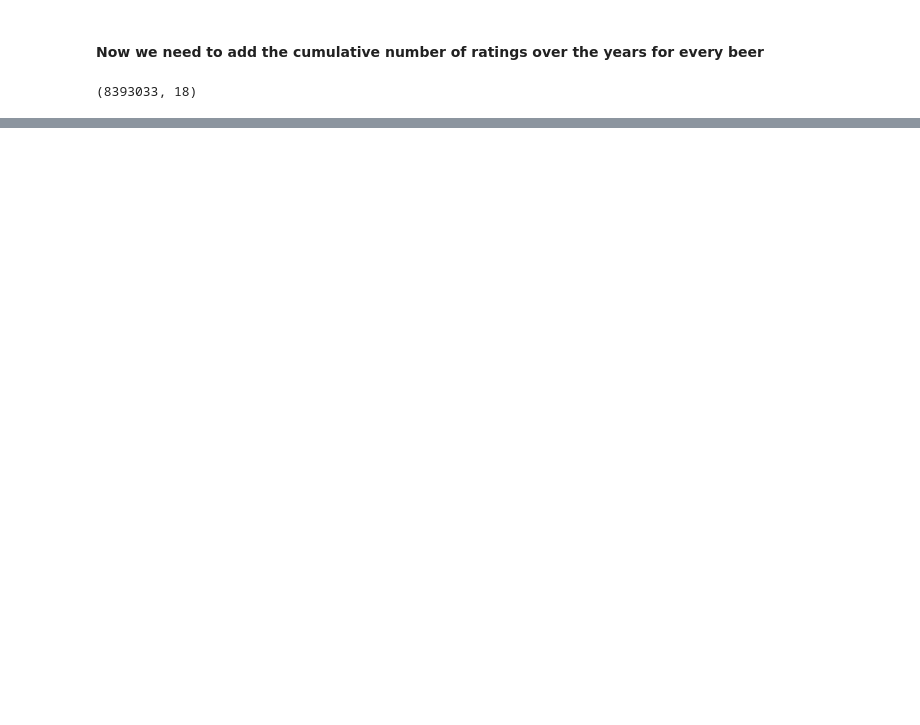
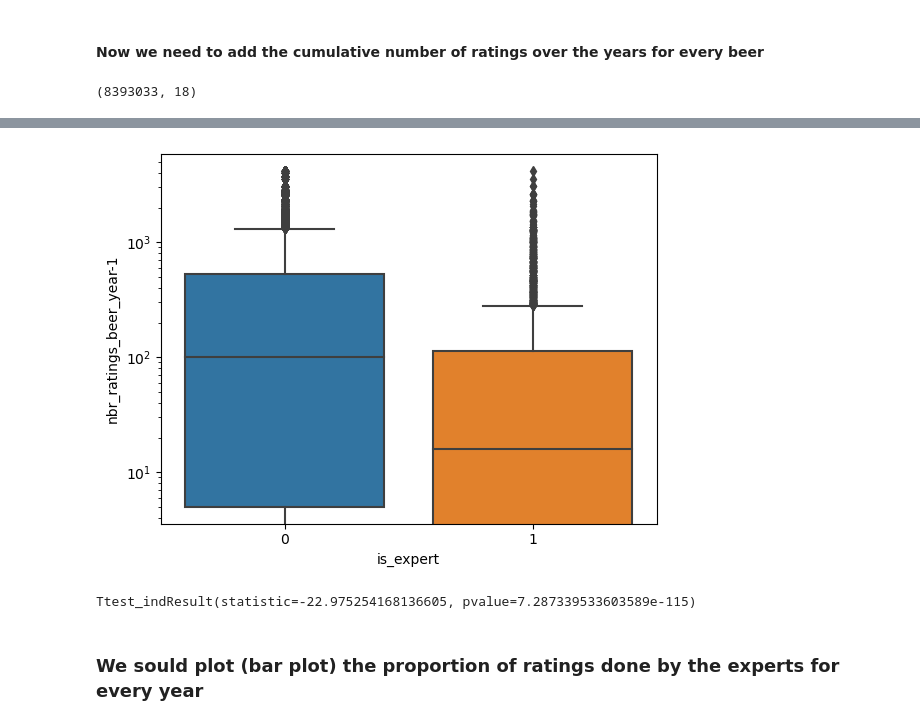
Before and after one commit to epfl-ada/ada-2023-project-remontada, a Jupyter notebook: code/main_alexi.ipynb, the cells around one changed output, grey strips where cells are left out. Cells and saved outputs as stored; diff of their text form; code cells hidden in the pictures; blank space fills up the shorter version.

```diff
--- a/code/main_alexi.ipynb
+++ b/code/main_alexi.ipynb
@@ -417,0 +386,3 @@ MemoryError: Unable to allocate 1.13 GiB for an array with shape (18, 8393033) a
+# %%
+sample_df_advocate_ratings["nbr_ratings_beer_year-1"]=sample_df_advocate_ratings[["beer_id","year"]].apply(lambda x: df_grouped_beer_year[str(x["beer_id"])][x["year"]-1]
+                                                if (x["year"]-1 in df_grouped_beer_year[str(x["beer_id"])])  else 0,axis=1)
@@ -417,0 +408,8 @@ MemoryError: Unable to allocate 1.13 GiB for an array with shape (18, 8393033) a
+# %%
+YEAR=2015
+threshold_expert_2016=nbr_ratings_per_year_and_user[:,YEAR-1].quantile(0.99)
+experts_2016=nbr_ratings_per_year_and_user[:,YEAR-1].loc[nbr_ratings_per_year_and_user[:,YEAR-1]>threshold_expert_2016].index.values
+non_experts_2016=nbr_ratings_per_year_and_user[:,YEAR-1].loc[nbr_ratings_per_year_and_user[:,YEAR-1]<=threshold_expert_2016].index.values
+# %%
+sample_df_advocate_ratings_this_year=sample_df_advocate_ratings.loc[sample_df_advocate_ratings["year"]==YEAR]
+#env 1 min
@@ -417,0 +418,2 @@ MemoryError: Unable to allocate 1.13 GiB for an array with shape (18, 8393033) a
+# %%
+sample_df_advocate_ratings_this_year["is_expert"] = sample_df_advocate_ratings_this_year["user_id"].isin(experts_2016).astype(int)
@@ -417,0 +426,8 @@ MemoryError: Unable to allocate 1.13 GiB for an array with shape (18, 8393033) a
+# %%
+
+sns.boxplot(x="is_expert", y="nbr_ratings_beer_year-1", data=sample_df_advocate_ratings_this_year)
+plt.yscale("log")
+
+plt.show()
+# %% [output]
+[figure, added]
@@ -417,0 +437,6 @@ MemoryError: Unable to allocate 1.13 GiB for an array with shape (18, 8393033) a
+# %%
+ttest_ind(nbr_ratings_year_minus1_experts,nbr_ratings_year_minus1_non_experts)
+# %% [output]
+Ttest_indResult(statistic=-22.975254168136605, pvalue=7.287339533603589e-115)
+# %% [markdown]
+### We sould plot (bar plot) the proportion of ratings done by the experts for every year
```
Also changed, not shown: parts of 29 cells of this notebook.
